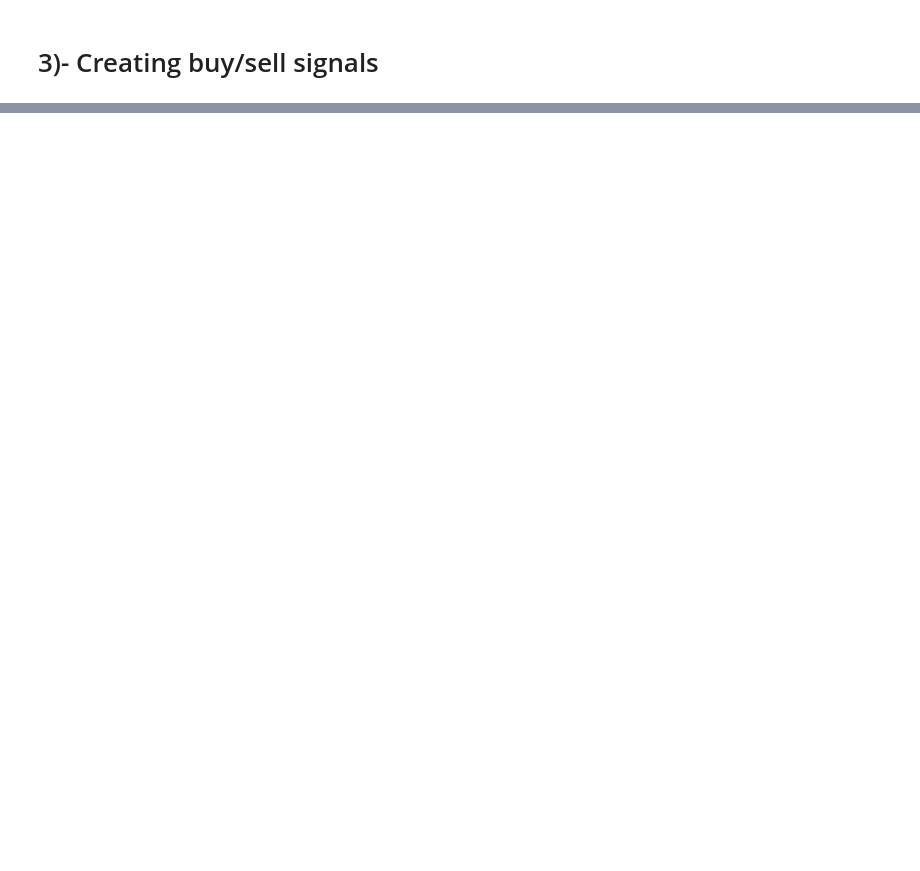
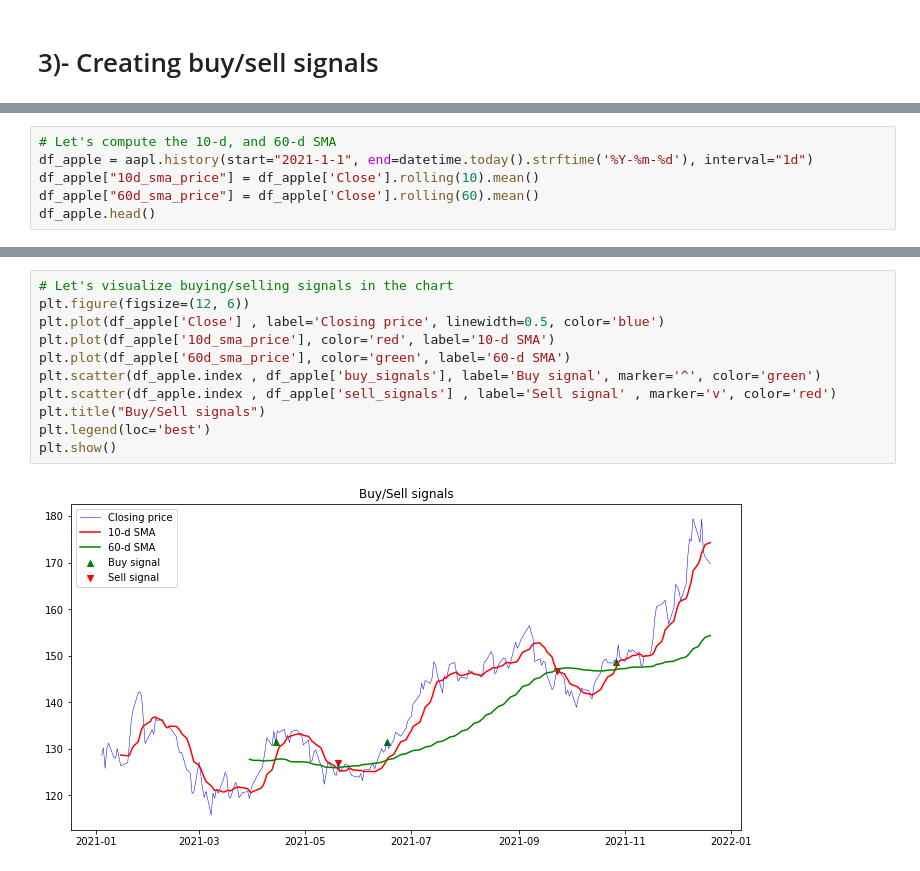
Before and after one commit to aahouzi/Stock-price-forecasting, a Jupyter notebook: notebooks/Momentum_trading_strategy.ipynb, the cells around one changed output, grey strips where cells are left out. Drawn from its saved outputs; the diff is of its cells as text; blank space fills up the shorter version.

```diff
--- a/notebooks/Momentum_trading_strategy.ipynb
+++ b/notebooks/Momentum_trading_strategy.ipynb
@@ -131,0 +165,6 @@ plt.show()
+# %%
+# Let's compute the 10-d, and 60-d SMA
+df_apple = aapl.history(start="2021-1-1", end=datetime.today().strftime('%Y-%m-%d'), interval="1d")
+df_apple["10d_sma_price"] = df_apple['Close'].rolling(10).mean()
+df_apple["60d_sma_price"] = df_apple['Close'].rolling(60).mean()
+df_apple.head()
@@ -131,0 +222,13 @@ plt.show()
+# %%
+# Let's visualize buying/selling signals in the chart
+plt.figure(figsize=(12, 6))
+plt.plot(df_apple['Close'] , label='Closing price', linewidth=0.5, color='blue')
+plt.plot(df_apple['10d_sma_price'], color='red', label='10-d SMA')
+plt.plot(df_apple['60d_sma_price'], color='green', label='60-d SMA')
+plt.scatter(df_apple.index , df_apple['buy_signals'], label='Buy signal', marker='^', color='green')
+plt.scatter(df_apple.index , df_apple['sell_signals'] , label='Sell signal' , marker='v', color='red')
+plt.title("Buy/Sell signals")
+plt.legend(loc='best')
+plt.show()
+# %% [output]
+[figure, added]
```
Also changed, not shown: parts of 18 cells of this notebook.
